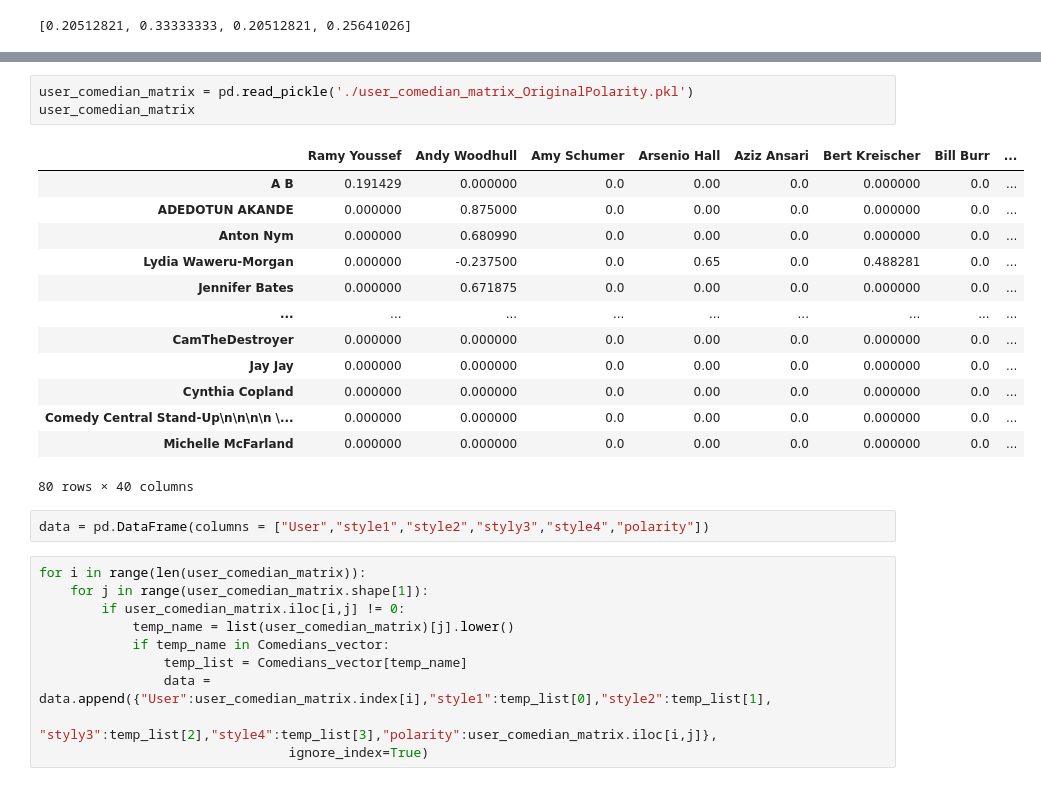
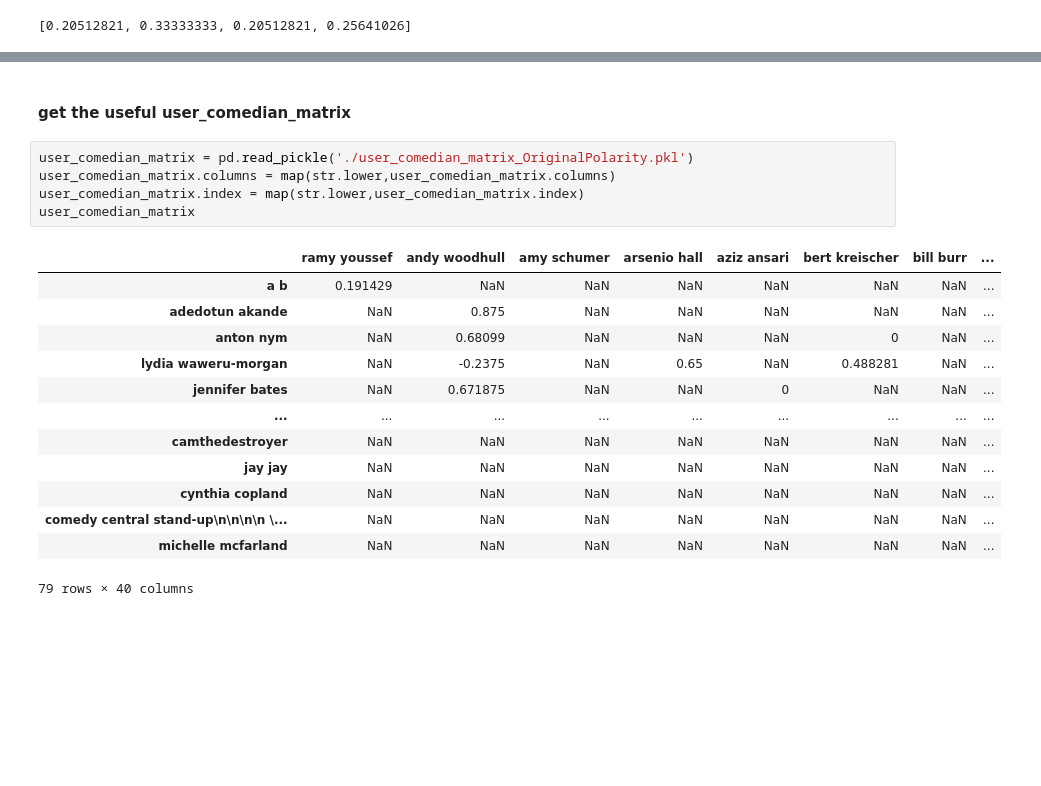
Before and after one commit to k11tqa25/nlp_based_recommender, a Jupyter notebook: basic_ML_model.ipynb, the cells around one changed output, grey strips where cells are left out. Saved outputs shown, nothing was run; the diff lists cells and outputs as text; blank space fills up the shorter version.

```diff
--- a/basic_ML_model.ipynb
+++ b/basic_ML_model.ipynb
@@ -56,29 +105,21 @@ Comedians_vector["ramy youssef"]
+# %% [markdown]
+#### get the useful user_comedian_matrix
 # %%
 user_comedian_matrix = pd.read_pickle('./user_comedian_matrix_OriginalPolarity.pkl')
+user_comedian_matrix.columns = map(str.lower,user_comedian_matrix.columns)
+user_comedian_matrix.index = map(str.lower,user_comedian_matrix.index)
 user_comedian_matrix
 # %% [output]
-|  | Ramy Youssef | Andy Woodhull | Amy Schumer | Arsenio Hall | Aziz Ansari | Bert Kreischer | Bill Burr | ... |
-| A B | 0.191429 | 0.000000 | 0.0 | 0.00 | 0.0 | 0.000000 | 0.0 | ... |
-| ADEDOTUN AKANDE | 0.000000 | 0.875000 | 0.0 | 0.00 | 0.0 | 0.000000 | 0.0 | ... |
-| Anton Nym | 0.000000 | 0.680990 | 0.0 | 0.00 | 0.0 | 0.000000 | 0.0 | ... |
-| Lydia Waweru-Morgan | 0.000000 | -0.237500 | 0.0 | 0.65 | 0.0 | 0.488281 | 0.0 | ... |
-| Jennifer Bates | 0.000000 | 0.671875 | 0.0 | 0.00 | 0.0 | 0.000000 | 0.0 | ... |
+|  | ramy youssef | andy woodhull | amy schumer | arsenio hall | aziz ansari | bert kreischer | bill burr | ... |
+| a b | 0.191429 | NaN | NaN | NaN | NaN | NaN | NaN | ... |
+| adedotun akande | NaN | 0.875 | NaN | NaN | NaN | NaN | NaN | ... |
+| anton nym | NaN | 0.68099 | NaN | NaN | NaN | 0 | NaN | ... |
+| lydia waweru-morgan | NaN | -0.2375 | NaN | 0.65 | NaN | 0.488281 | NaN | ... |
+| jennifer bates | NaN | 0.671875 | NaN | NaN | 0 | NaN | NaN | ... |
 | ... | ... | ... | ... | ... | ... | ... | ... | ... |
-| CamTheDestroyer | 0.000000 | 0.000000 | 0.0 | 0.00 | 0.0 | 0.000000 | 0.0 | ... |
-| Jay Jay | 0.000000 | 0.000000 | 0.0 | 0.00 | 0.0 | 0.000000 | 0.0 | ... |
-| Cynthia Copland | 0.000000 | 0.000000 | 0.0 | 0.00 | 0.0 | 0.000000 | 0.0 | ... |
-| Comedy Central Stand-Up\n\n\n\n \... | 0.000000 | 0.000000 | 0.0 | 0.00 | 0.0 | 0.000000 | 0.0 | ... |
-| Michelle McFarland | 0.000000 | 0.000000 | 0.0 | 0.00 | 0.0 | 0.000000 | 0.0 | ... |
+| camthedestroyer | NaN | NaN | NaN | NaN | NaN | NaN | NaN | ... |
+| jay jay | NaN | NaN | NaN | NaN | NaN | NaN | NaN | ... |
+| cynthia copland | NaN | NaN | NaN | NaN | NaN | NaN | NaN | ... |
+| comedy central stand-up\n\n\n\n \... | NaN | NaN | NaN | NaN | NaN | NaN | NaN | ... |
+| michelle mcfarland | NaN | NaN | NaN | NaN | NaN | NaN | NaN | ... |
-80 rows × 40 columns
+79 rows × 40 columns
-# %%
-data = pd.DataFrame(columns = ["User","style1","style2","styly3","style4","polarity"])
-# %%
-for i in range(len(user_comedian_matrix)):
-    for j in range(user_comedian_matrix.shape[1]):
-        if user_comedian_matrix.iloc[i,j] != 0:
-            temp_name = list(user_comedian_matrix)[j].lower()
-            if temp_name in Comedians_vector:
-                temp_list = Comedians_vector[temp_name]
-                data = data.append({"User":user_comedian_matrix.index[i],"style1":temp_list[0],"style2":temp_list[1],
-                                 "styly3":temp_list[2],"style4":temp_list[3],"polarity":user_comedian_matrix.iloc[i,j]},
-                                ignore_index=True)
```
Also changed, not shown: parts of 21 cells of this notebook.
